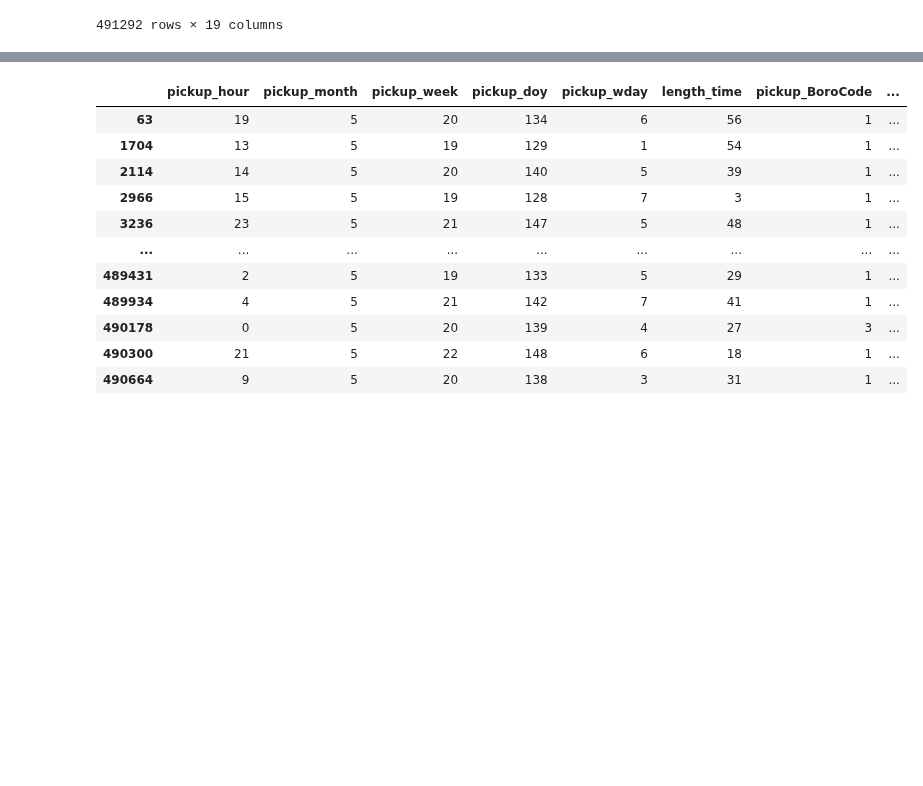
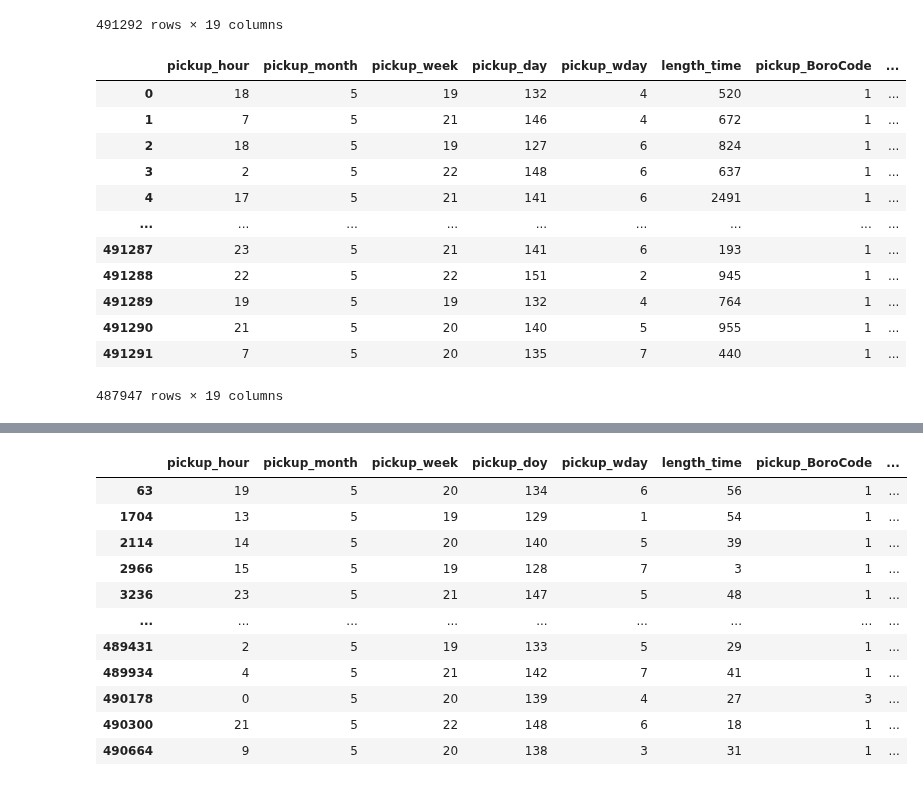
Before and after one commit to MichalKrzyzanski2002/Foundations-Data-Science-Project, a Jupyter notebook: Celaning.ipynb, the cells around one changed output, grey strips where cells are left out. Cells and saved outputs as stored; diff of their text form; code cells hidden in the pictures; blank space fills up the shorter version.

Commit message:
Changed name of pickup_doy

```diff
--- a/Celaning.ipynb
+++ b/Celaning.ipynb
@@ -22,6 +22,22 @@ data.rename(columns={"pickup_BoroCode":"pickup_boro_code","pickup_NTACode":"pick
 | 491290 | 21 | 5 | 20 | 140 | 5 | 955 | 1 | ... |
 | 491291 | 7 | 5 | 20 | 135 | 7 | 440 | 1 | ... |
 491292 rows × 19 columns
+# %%
+data.rename(columns={"pickup_doy":"pickup_day"})
+# %% [output]
+|  | pickup_hour | pickup_month | pickup_week | pickup_day | pickup_wday | length_time | pickup_BoroCode | ... |
+| 0 | 18 | 5 | 19 | 132 | 4 | 520 | 1 | ... |
+| 1 | 7 | 5 | 21 | 146 | 4 | 672 | 1 | ... |
+| 2 | 18 | 5 | 19 | 127 | 6 | 824 | 1 | ... |
+| 3 | 2 | 5 | 22 | 148 | 6 | 637 | 1 | ... |
+| 4 | 17 | 5 | 21 | 141 | 6 | 2491 | 1 | ... |
+| ... | ... | ... | ... | ... | ... | ... | ... | ... |
+| 491287 | 23 | 5 | 21 | 141 | 6 | 193 | 1 | ... |
+| 491288 | 22 | 5 | 22 | 151 | 2 | 945 | 1 | ... |
+| 491289 | 19 | 5 | 19 | 132 | 4 | 764 | 1 | ... |
+| 491290 | 21 | 5 | 20 | 140 | 5 | 955 | 1 | ... |
+| 491291 | 7 | 5 | 20 | 135 | 7 | 440 | 1 | ... |
+487947 rows × 19 columns
 # %%
 def describe(column):
     print(data[column].describe())
```
Also changed, not shown: parts of 10 cells of this notebook.
